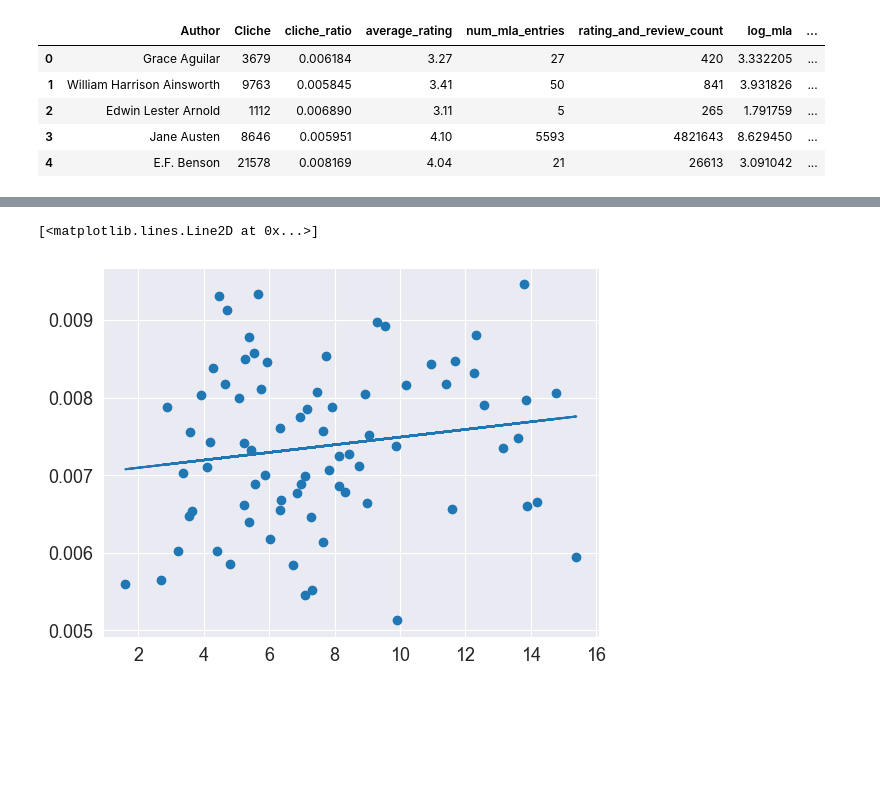
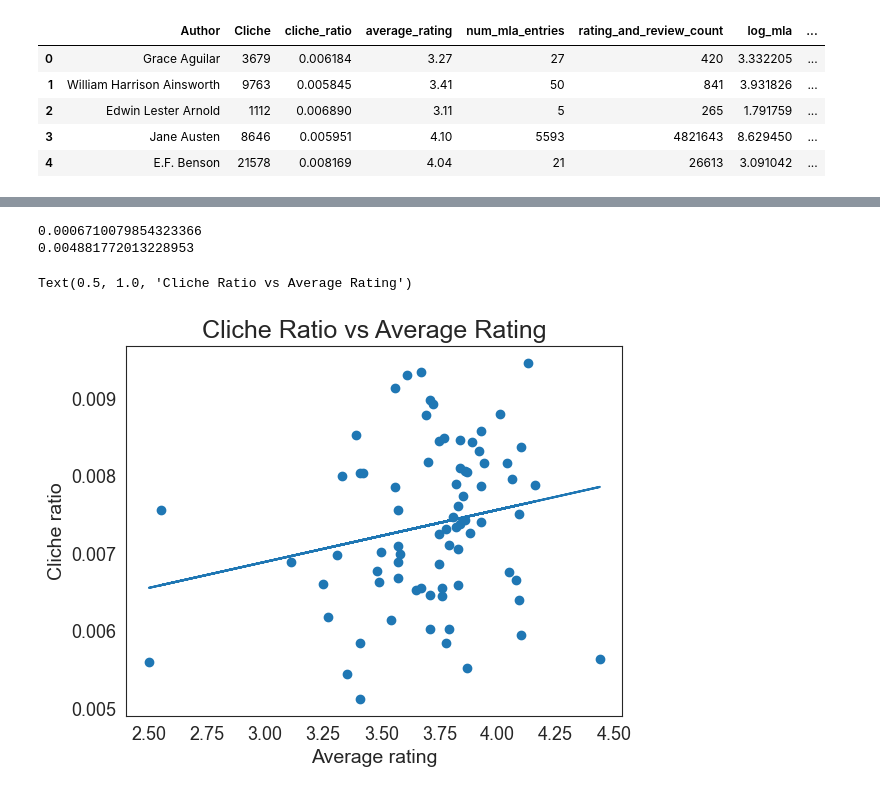
Before and after one commit to jenniferouyang/Cliches-and-19th-Century-English-Novelists, a Jupyter notebook: model.ipynb, the cells around one changed output, grey strips where cells are left out. Cells and saved outputs as stored; diff of their text form; code cells hidden in the pictures; blank space fills up the shorter version.

```diff
--- a/model.ipynb
+++ b/model.ipynb
@@ -7,7 +7,7 @@ from mpl_toolkits import mplot3d
 import mpl_toolkits.mplot3d as m3d
 # %%
 # set plot preference
-sns.set_style('darkgrid') # white grid, dark, white and ticks
+sns.set_style('white') # white grid, dark, white and ticks
 plt.rc('axes', titlesize=18)     # fontsize of the axes title
 plt.rc('axes', labelsize=14)    # fontsize of the x and y labels
 plt.rc('xtick', labelsize=13)    # fontsize of the tick labels
@@ -73,13 +115,21 @@ plt.show()
 # %%
-x = df["log_count"]
+x = df["average_rating"]
 y = df["cliche_ratio"]
 
 # line of best fit
 a, b = np.polyfit(x, y, 1)
+print(a)
+print(b)
 
-# add points + linex
+# add points + line
 plt.scatter(x,y)
 plt.plot(x, a*x+b)
+
+plt.xlabel("Average rating")
+plt.ylabel("Cliche ratio")
+plt.title("Cliche Ratio vs Average Rating")
 # %% [output]
-[<matplotlib.lines.Line2D at 0x...>]
+0.0006710079854323366
+0.004881772013228953
+Text(0.5, 1.0, 'Cliche Ratio vs Average Rating')
-[figure, old version]
+[figure, new version]
```
Also changed, not shown: parts of 6 cells of this notebook.
